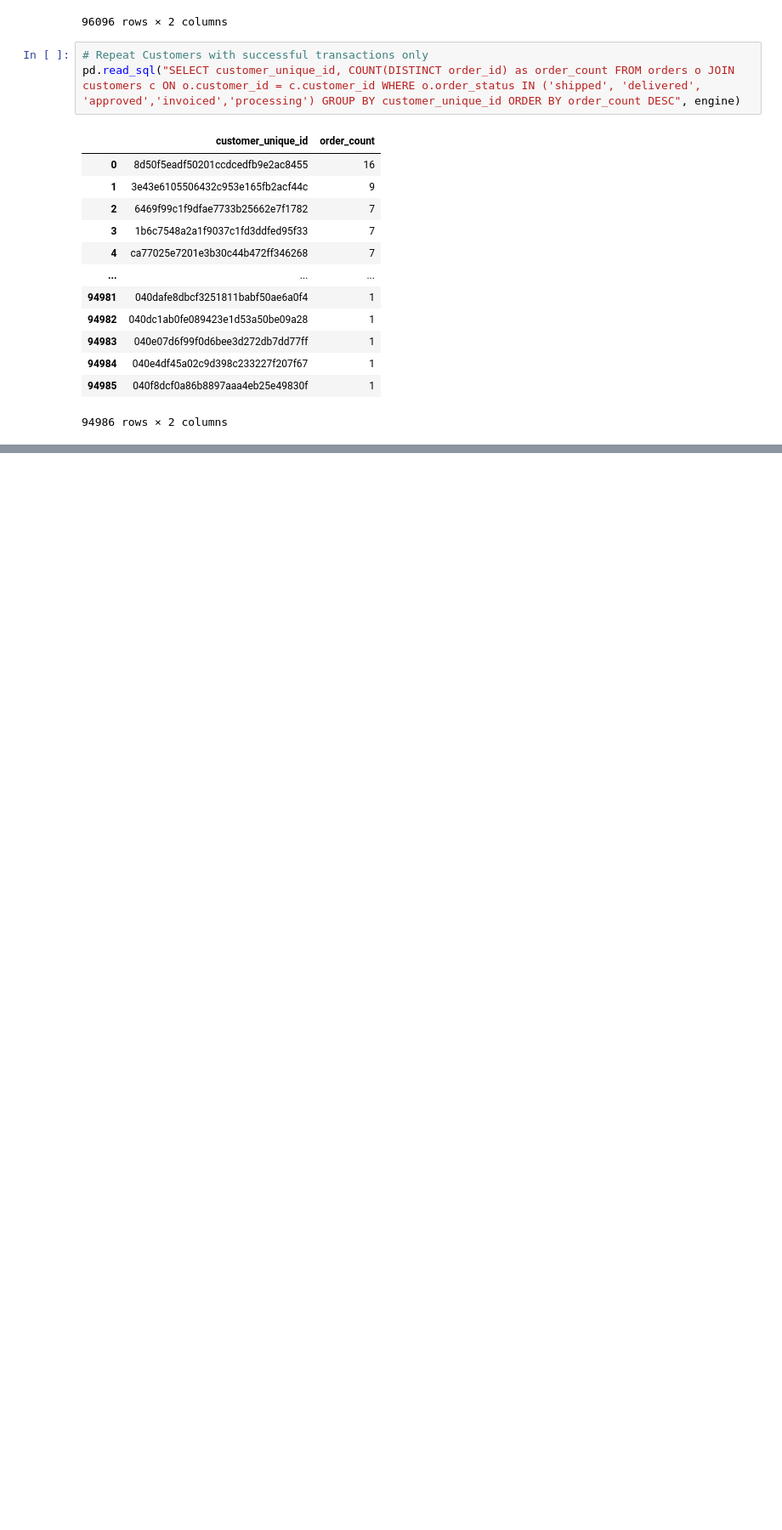
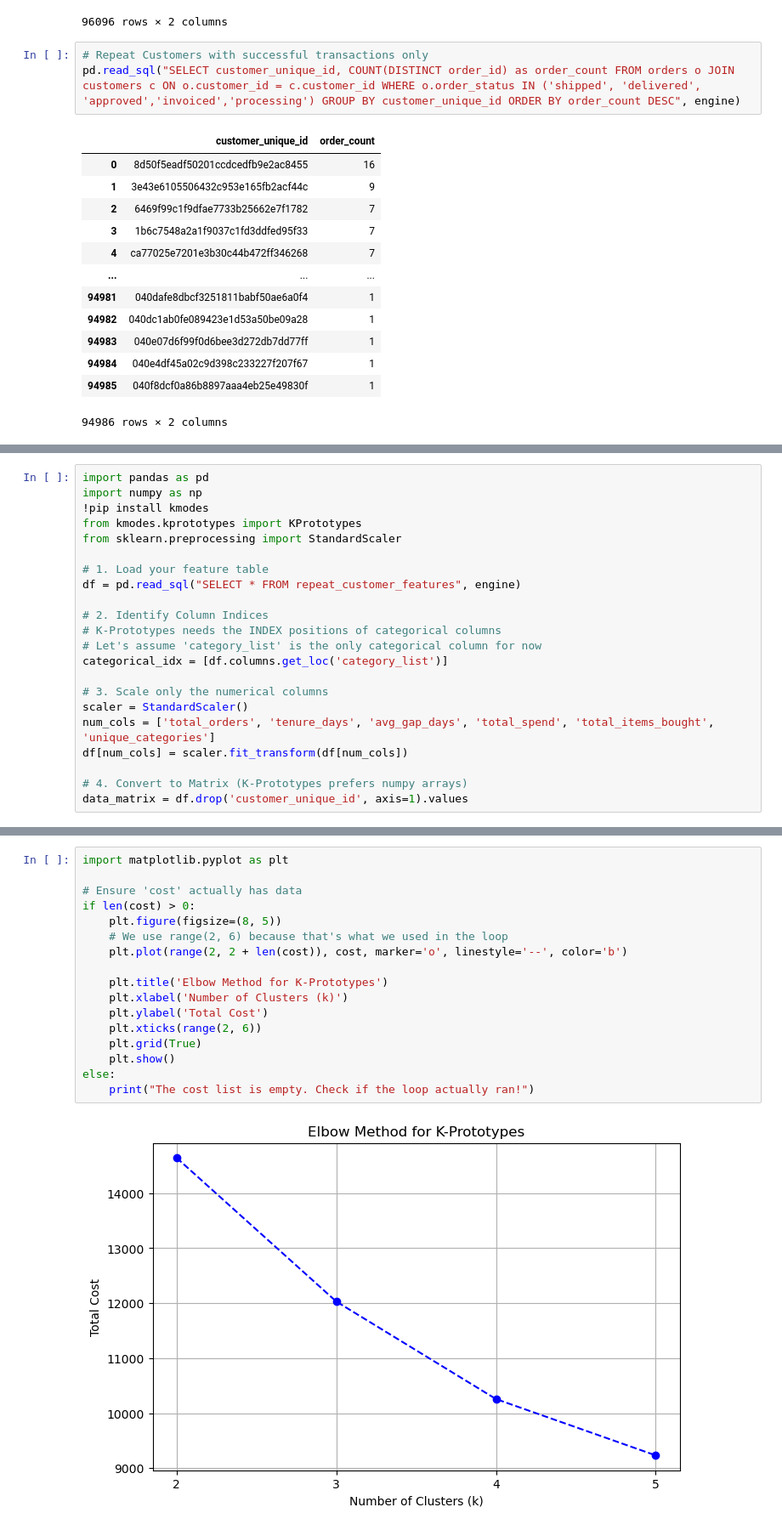
Before and after one commit to Vidya-0119/E-commerce-Revenue-Optimization-RFM-Segmentation, a Jupyter notebook: Python files/Notebook.ipynb, the cells around one changed output, grey strips where cells are left out. Shown at 85% size. Cells and saved outputs as stored; diff of their text form; blank space fills up the shorter version.

Commit message:
KPrototypesClustering

```diff
--- a/Python files/Notebook.ipynb
+++ b/Python files/Notebook.ipynb
@@ -112,0 +139,22 @@ with engine.connect() as conn:
+# %%
+import pandas as pd
+import numpy as np
+!pip install kmodes
+from kmodes.kprototypes import KPrototypes
+from sklearn.preprocessing import StandardScaler
+
+# 1. Load your feature table
+df = pd.read_sql("SELECT * FROM repeat_customer_features", engine)
+
+# 2. Identify Column Indices
+# K-Prototypes needs the INDEX positions of categorical columns
+# Let's assume 'category_list' is the only categorical column for now
+categorical_idx = [df.columns.get_loc('category_list')]
+
+# 3. Scale only the numerical columns
+scaler = StandardScaler()
+num_cols = ['total_orders', 'tenure_days', 'avg_gap_days', 'total_spend', 'total_items_bought', 'unique_categories']
+df[num_cols] = scaler.fit_transform(df[num_cols])
+
+# 4. Convert to Matrix (K-Prototypes prefers numpy arrays)
+data_matrix = df.drop('customer_unique_id', axis=1).values
@@ -112,0 +217,19 @@ with engine.connect() as conn:
+# %%
+import matplotlib.pyplot as plt
+
+# Ensure 'cost' actually has data
+if len(cost) > 0:
+    plt.figure(figsize=(8, 5))
+    # We use range(2, 6) because that's what we used in the loop
+    plt.plot(range(2, 2 + len(cost)), cost, marker='o', linestyle='--', color='b')
+
+    plt.title('Elbow Method for K-Prototypes')
+    plt.xlabel('Number of Clusters (k)')
+    plt.ylabel('Total Cost')
+    plt.xticks(range(2, 6))
+    plt.grid(True)
+    plt.show()
+else:
+    print("The cost list is empty. Check if the loop actually ran!")
+# %% [output]
+[figure, added]
```
Also changed, not shown: parts of 7 cells of this notebook.
